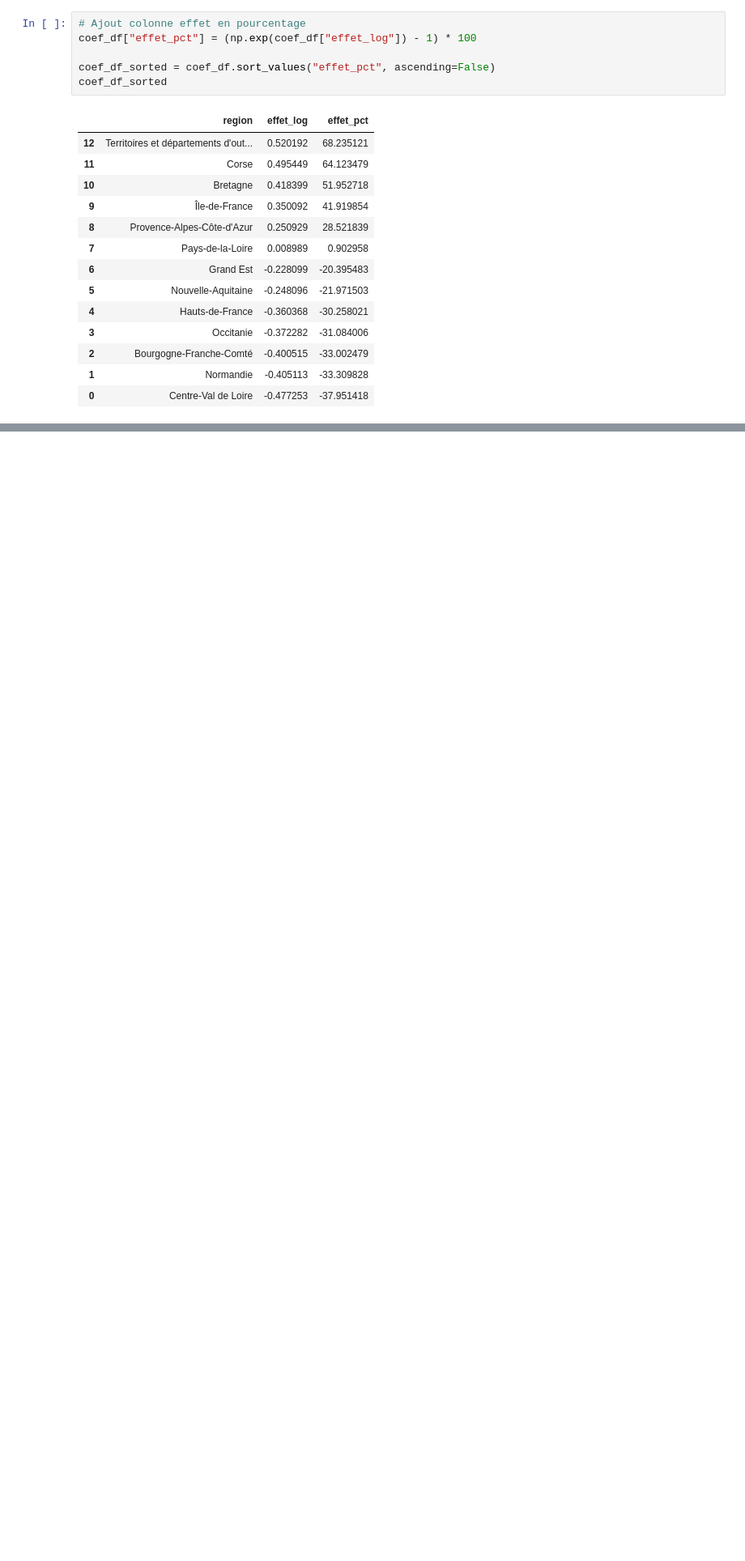
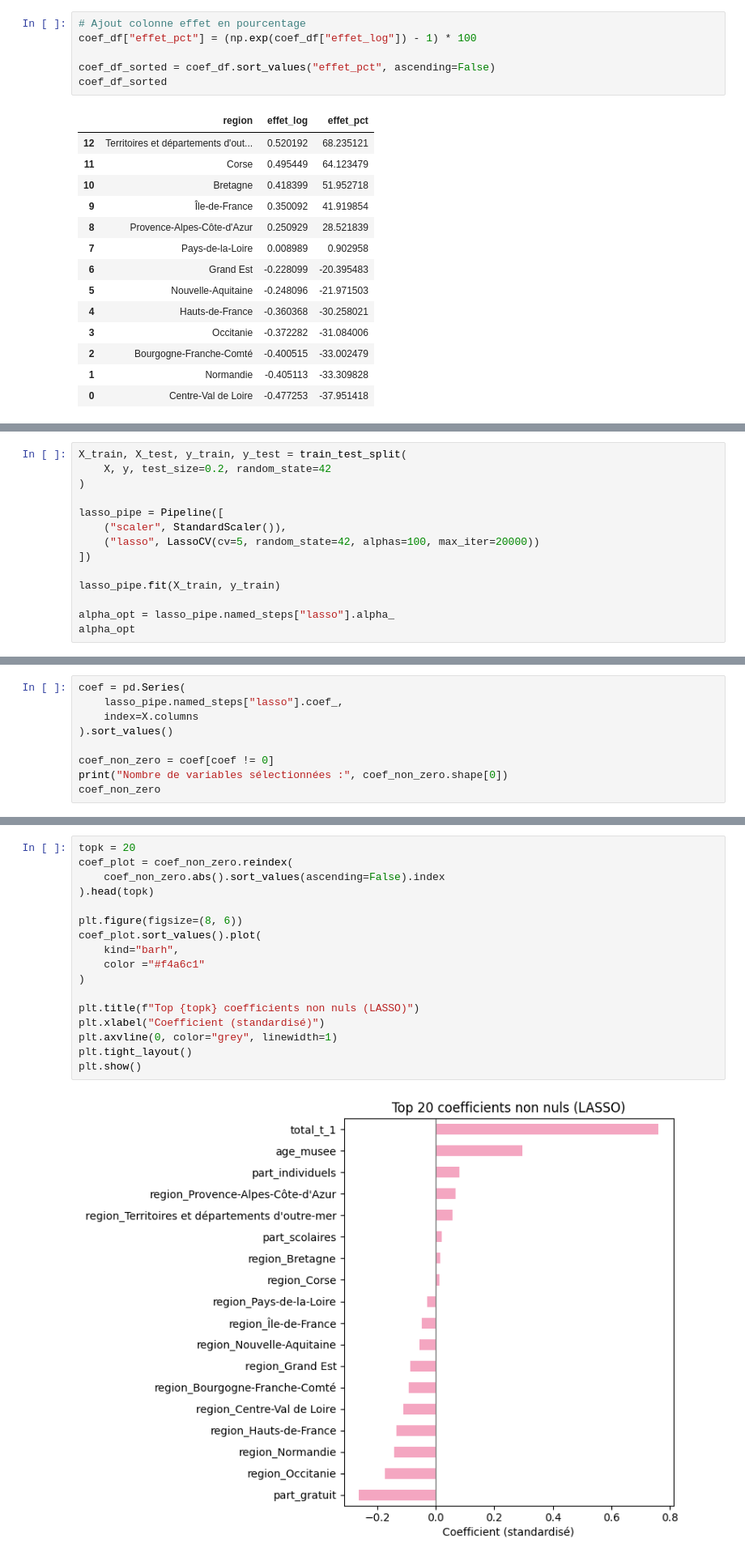
Before and after one commit to emmabezombes/prediction-musee, a Jupyter notebook: notebook/notebook_musees_test_valou.ipynb, the cells around one changed output, grey strips where cells are left out. Shown at 81% size. Drawn from its saved outputs; the diff is of its cells as text; blank space fills up the shorter version.

```diff
--- a/notebook/notebook_musees_test.ipynb
+++ b/notebook/notebook_musees_test_valou.ipynb
@@ -678,0 +803,14 @@ coef_df_sorted
+# %%
+X_train, X_test, y_train, y_test = train_test_split(
+    X, y, test_size=0.2, random_state=42
+)
+
+lasso_pipe = Pipeline([
+    ("scaler", StandardScaler()),
+    ("lasso", LassoCV(cv=5, random_state=42, alphas=100, max_iter=20000))
+])
+
+lasso_pipe.fit(X_train, y_train)
+
+alpha_opt = lasso_pipe.named_steps["lasso"].alpha_
+alpha_opt
@@ -678,0 +853,9 @@ coef_df_sorted
+# %%
+coef = pd.Series(
+    lasso_pipe.named_steps["lasso"].coef_,
+    index=X.columns
+).sort_values()
+
+coef_non_zero = coef[coef != 0]
+print("Nombre de variables sélectionnées :", coef_non_zero.shape[0])
+coef_non_zero
@@ -678,0 +887,19 @@ coef_df_sorted
+# %%
+topk = 20
+coef_plot = coef_non_zero.reindex(
+    coef_non_zero.abs().sort_values(ascending=False).index
+).head(topk)
+
+plt.figure(figsize=(8, 6))
+coef_plot.sort_values().plot(
+    kind="barh",
+    color ="#f4a6c1"
+)
+
+plt.title(f"Top {topk} coefficients non nuls (LASSO)")
+plt.xlabel("Coefficient (standardisé)")
+plt.axvline(0, color="grey", linewidth=1)
+plt.tight_layout()
+plt.show()
+# %% [output]
+[figure, added]
```
Also changed, not shown: parts of 22 cells of this notebook.
